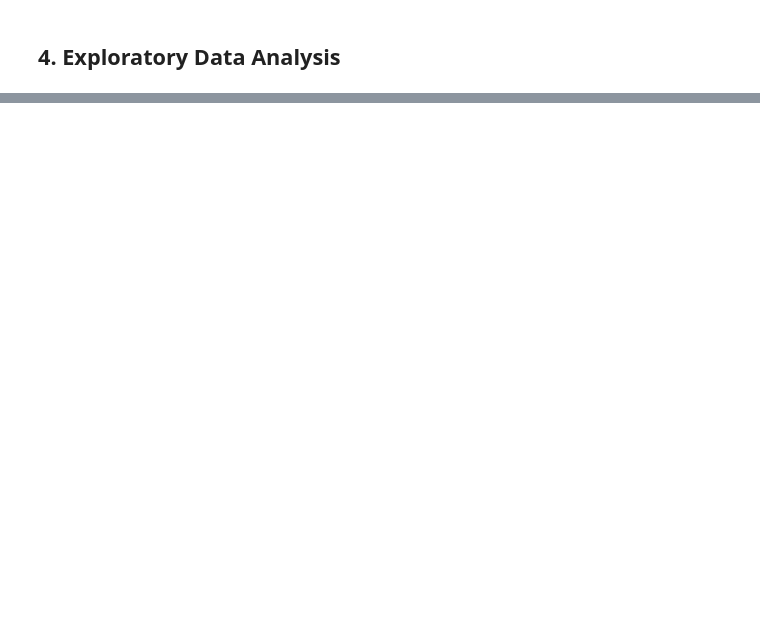
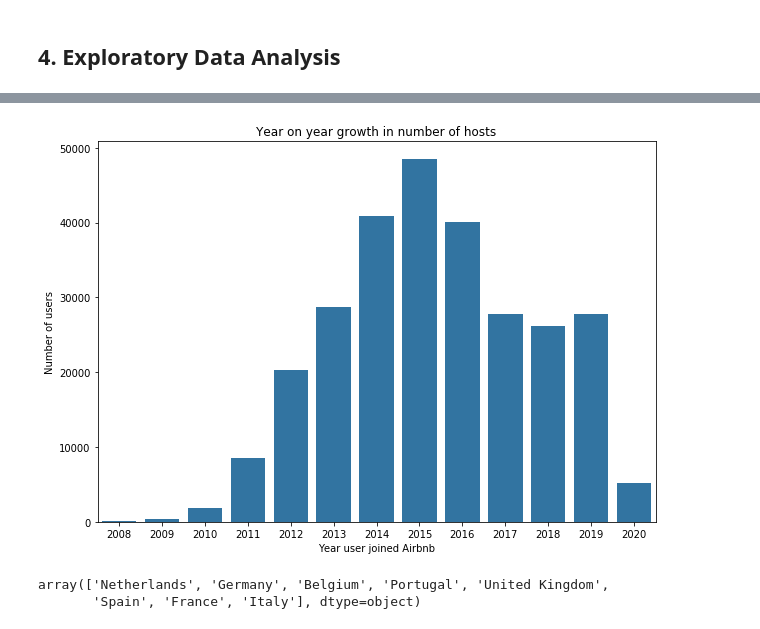
Before and after one commit to srinivasayer4/Airbnb-analysis-for-European-cities, a Jupyter notebook: Airbnb Analysis.ipynb, the cells around one changed output, grey strips where cells are left out. Saved outputs shown, nothing was run; the diff lists cells and outputs as text; code cells hidden in the pictures; blank space fills up the shorter version.

```diff
--- a/Airbnb Analysis.ipynb
+++ b/Airbnb Analysis.ipynb
@@ -532,0 +584,16 @@ memory usage: 132.0+ MB
+# %%
+# userbase growth year on year
+plt.figure(figsize=(10,7))
+host_since_series= df.groupby(by=['year']).count()['id'].head(13)
+sns.barplot(x=host_since_series.index, y= host_since_series, color= 'tab:blue')
+plt.xlabel('Year user joined Airbnb')
+plt.ylabel('Number of users')
+plt.title('Year on year growth in number of hosts')
+plt.show()
+# %% [output]
+[figure, added]
+# %%
+df.country.unique()
+# %% [output]
+array(['Netherlands', 'Germany', 'Belgium', 'Portugal', 'United Kingdom',
+       'Spain', 'France', 'Italy'], dtype=object)
```
Also changed, not shown: parts of 40 cells of this notebook.
